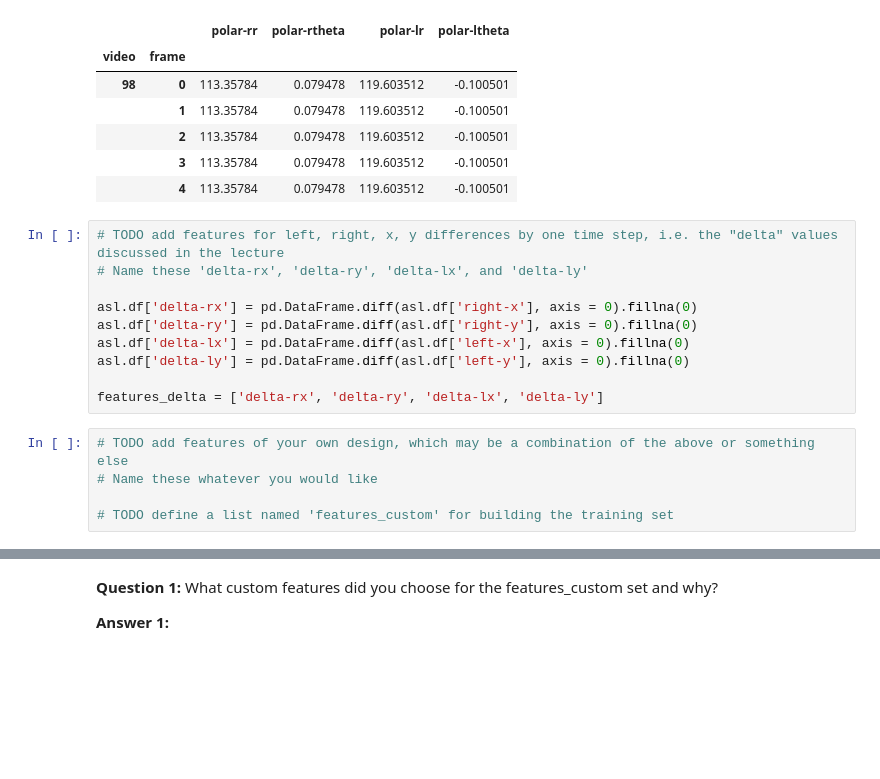
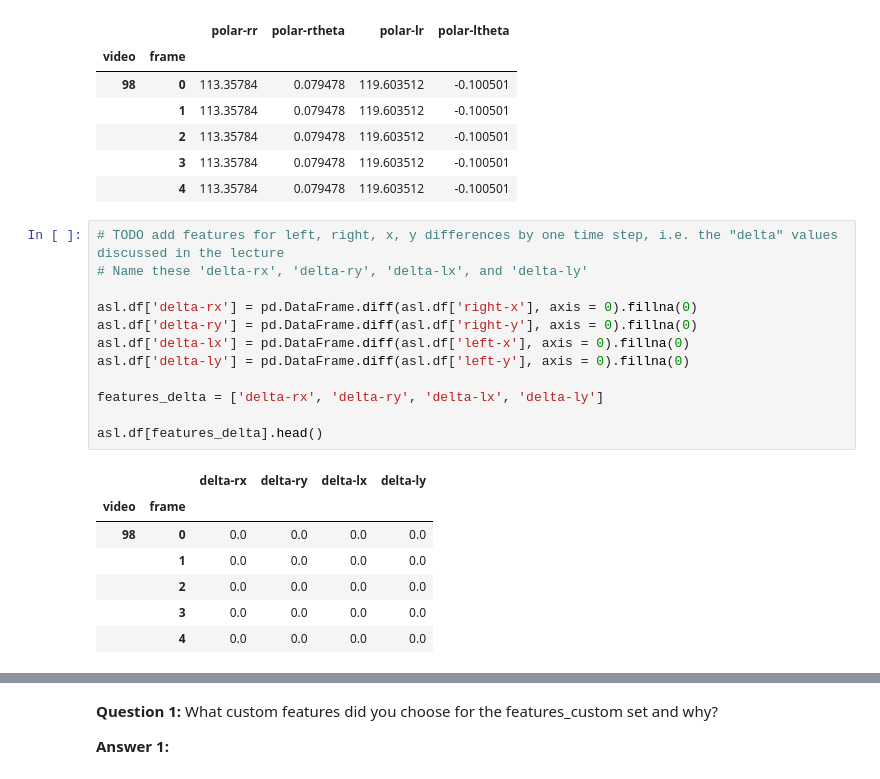
Before and after one commit to shawnxiaow1118/Udacity_HMM, a Jupyter notebook: asl_recognizer.ipynb, the cells around one changed output, grey strips where cells are left out. Drawn from its saved outputs; the diff is of its cells as text; blank space fills up the shorter version.

```diff
--- a/asl_recognizer.ipynb
+++ b/asl_recognizer.ipynb
@@ -249,15 +249,20 @@ asl.df[features_polar].head()
 # %%
 # TODO add features for left, right, x, y differences by one time step, i.e. the "delta" values discussed in the lecture
 # Name these 'delta-rx', 'delta-ry', 'delta-lx', and 'delta-ly'
 
 asl.df['delta-rx'] = pd.DataFrame.diff(asl.df['right-x'], axis = 0).fillna(0)
 asl.df['delta-ry'] = pd.DataFrame.diff(asl.df['right-y'], axis = 0).fillna(0)
 asl.df['delta-lx'] = pd.DataFrame.diff(asl.df['left-x'], axis = 0).fillna(0)
 asl.df['delta-ly'] = pd.DataFrame.diff(asl.df['left-y'], axis = 0).fillna(0)
 
 features_delta = ['delta-rx', 'delta-ry', 'delta-lx', 'delta-ly']
+
+asl.df[features_delta].head()
+# %% [output]
+|  |  | delta-rx | delta-ry | delta-lx | delta-ly |
+| video | frame |  |  |  |  |
+| 98 | 0 | 0.0 | 0.0 | 0.0 | 0.0 |
+|  | 1 | 0.0 | 0.0 | 0.0 | 0.0 |
+|  | 2 | 0.0 | 0.0 | 0.0 | 0.0 |
+|  | 3 | 0.0 | 0.0 | 0.0 | 0.0 |
+|  | 4 | 0.0 | 0.0 | 0.0 | 0.0 |
-# %%
-# TODO add features of your own design, which may be a combination of the above or something else
-# Name these whatever you would like
-
-# TODO define a list named 'features_custom' for building the training set
```
Also changed, not shown: parts of 5 cells of this notebook.
